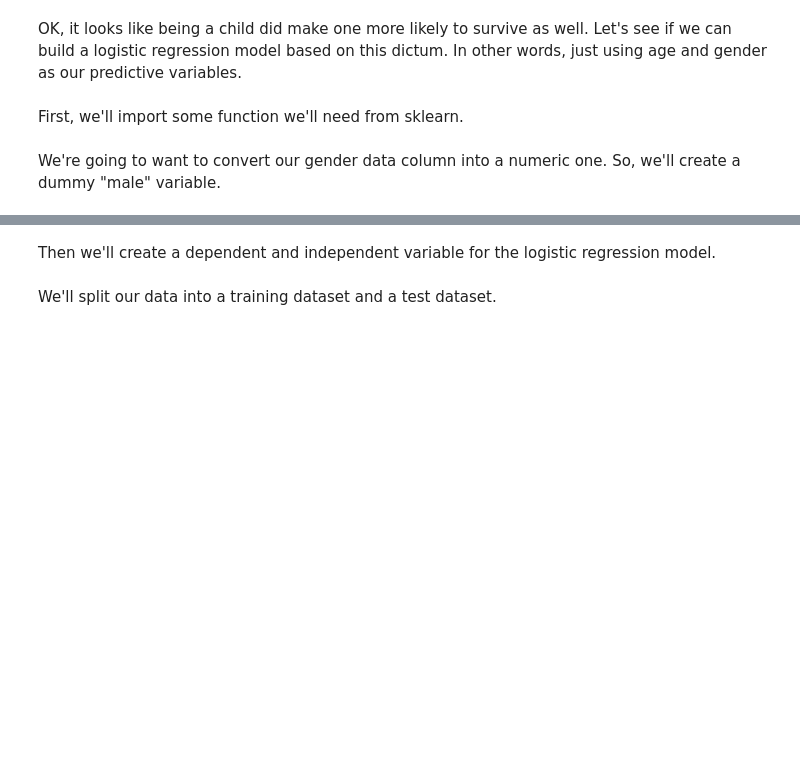
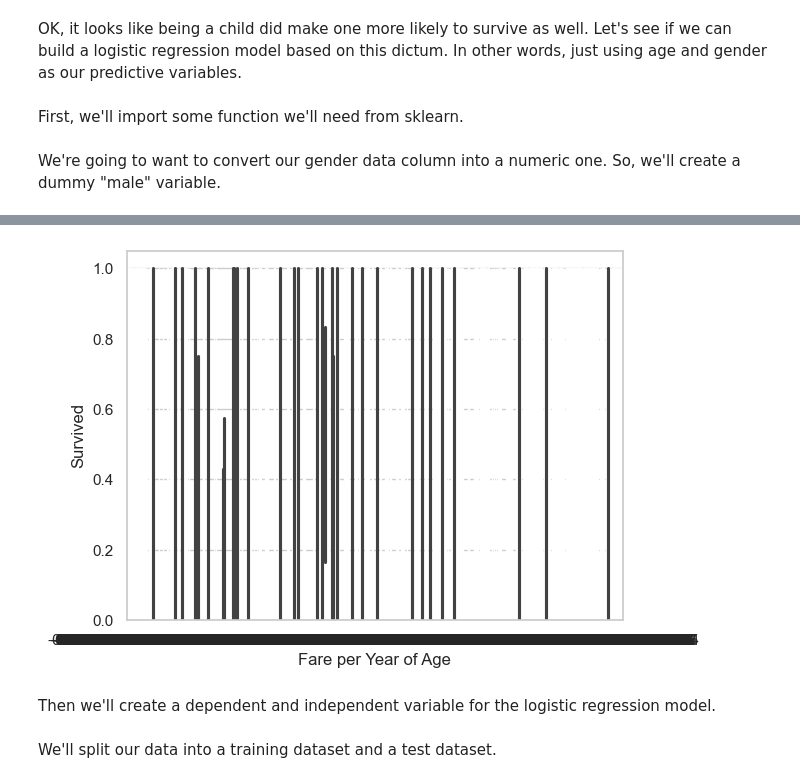
Before and after one commit to robchristiansen13/Learning, a Jupyter notebook: WeberState/CS 6570 (Data Science Algorithms I)/Assignments/CS-6570 Homework 4.ipynb, the cells around one changed output, grey strips where cells are left out. Drawn from its saved outputs; the diff is of its cells as text; code cells hidden in the pictures; blank space fills up the shorter version.

```diff
--- a/WeberState/CS 6570 (Data Science Algorithms I)/Assignments/CS-6570 Homework 4.ipynb
+++ b/WeberState/CS 6570 (Data Science Algorithms I)/Assignments/CS-6570 Homework 4.ipynb
@@ -104,7 +104,11 @@ We're going to want to convert our gender data column into a numeric one. So, we
 #Create a dummy "male" variable
 #WARNING - If you run this twice, you'll create two distinct dummy variable columns
 gender = pd.get_dummies(titanic["Sex"],drop_first=True)
+port = pd.get_dummies(titanic["Embarked"],drop_first=True)
+
 titanic = pd.concat([titanic,gender], axis='columns')
+titanic = pd.concat([titanic,port], axis='columns')
+titanic['Fare per Year of Age'] = titanic['Fare'] / titanic['Age']
 titanic.head()
 # %% [output]
 |  | PassengerID | Survived | Pclass | Name | Sex | Age | SibSp | Parch | Ticket | Fare | ... |
@@ -113,6 +117,12 @@ titanic.head()
 | 2 | 3 | 1 | 3 | Heikkinen, Miss. Laina | female | 26.0 | 0 | 0 | STON/O2. 3101282 | 7.9250 | ... |
 | 3 | 4 | 1 | 1 | Futrelle, Mrs. Jacques Heath (Lil... | female | 35.0 | 1 | 0 | 113803 | 53.1000 | ... |
 | 4 | 5 | 0 | 3 | Allen, Mr. William Henry | male | 35.0 | 0 | 0 | 373450 | 8.0500 | ... |
+# %%
+#Examine survival by gender
+sns.barplot(x='Fare per Year of Age', y='Survived', data=titanic)
+plt.show()
+# %% [output]
+[figure, added]
 # %% [markdown]
 Then we'll create a dependent and independent variable for the logistic regression model.
 # %%
```
Also changed, not shown: parts of 22 cells of this notebook.
